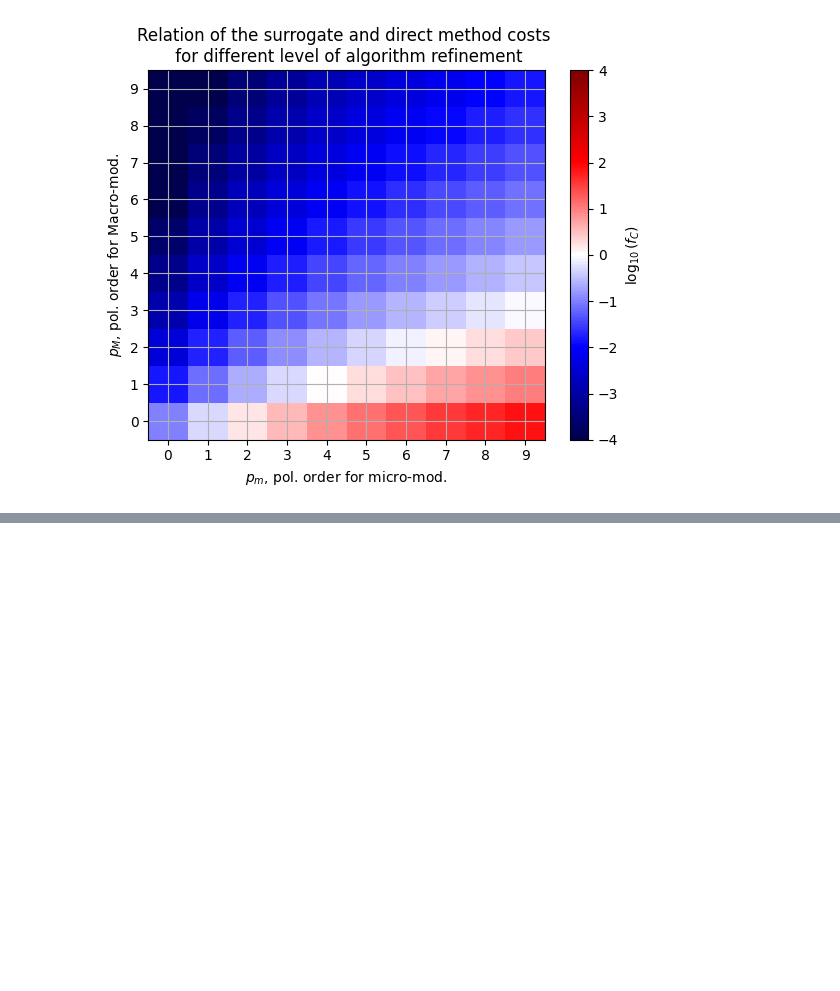
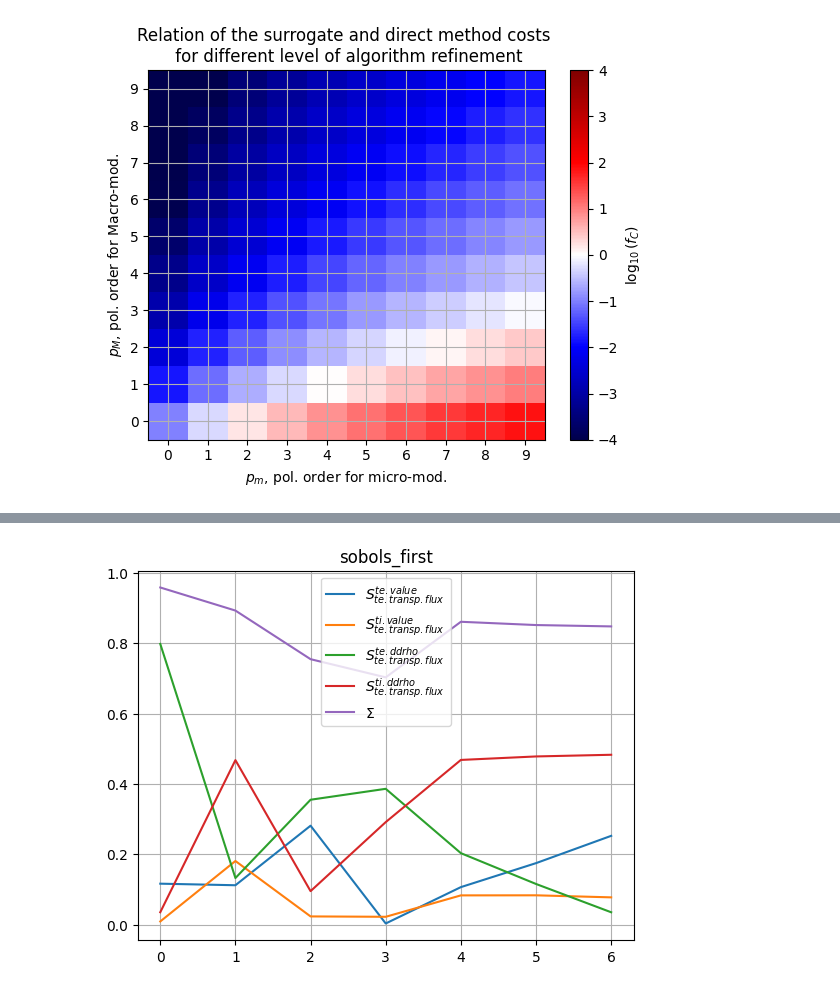
Before and after one commit to vecma-ipp/MFW, a Jupyter notebook: uq/basicda/surrogate_scans.ipynb, the cells around one changed output, grey strips where cells are left out. Cells and saved outputs as stored; diff of their text form; code cells hidden in the pictures; blank space fills up the shorter version.

Commit message:
Got data from older GEM runs + new scan plots

```diff
--- a/uq/basicda/surrogate_scans.ipynb
+++ b/uq/basicda/surrogate_scans.ipynb
@@ -274,8 +358,14 @@ from muscle_utils.utils import plot_state_conv
 #labels = ['data w/o eq.', 'data w/ eq.']
 
 # C) srRMSE2
-filenames = ['retr_algo_conv_eqmetr_eqdata_srrmse2',]
-labels = ['data and metric w/o eq.',]
+filenames = [
+    #'retr_algo_conv_eqmetr_eqdata_srrmse2',
+    'retr_algo_conv_eqmetr_eqdata_srrmse2_2'
+    ]
+labels = [
+    #'data and metric w/o eq.',
+    'data and metric w/o eq.' #, repeat'
+     ]
 
 data_df_list = []
 
@@ -1372,0 +1489,72 @@ fig.savefig('cost_pp_1.pdf')
+# %%
+# Plot the retrived GEM-8ft data (needs data object)
+
+nfts = 7
+qois = ['te_transp.flux', 'ti_transp.flux']
+inputs = ['te.value',  'ti.value', 'te.ddrho', 'ti.ddrho']
+
+sobol_type = 'sobols_first'
+sobol_err_type = 'conf_sobols_total'
+
+
+sobols = {}
+stats = {}
+xs = np.arange(nfts)
+
+for qoi in qois:
+
+    fig_sob,ax_sob = plt.subplots()
+
+    sobols[qoi] = {}
+
+    qoi_plotname = qoi.replace('_','.')
+
+    for input in inputs:
+
+        sobols[qoi][input] = {}
+        sobols[qoi][input][sobol_type] = np.zeros(nfts)
+        # sobols[qoi][input][sobol_err_type] = {}
+        # sobols[qoi][input][sobol_err_type]['low'] = np.zeros(nfts)
+        # sobols[qoi][input][sobol_err_type]['high'] = np.zeros(nfts)
+
+        for nft in range(nfts):
+            sobols[qoi][input][sobol_type][nft] = data[f"ft{nft}"][sobol_type][qoi][input][0]
+            # sobols_first[qoi][input][sobol_err_type]['low'][nft]  = data[f"ft{nft}"][sobol_err_type][qoi][input]['low'][0]
+            # sobols_first[qoi][input][sobol_err_type]['high'][nft] = data[f"ft{nft}"][sobol_err_type][qoi][input]['high'] [0]
+
+            #print(data[f"ft{nft}"][sobol_type][qoi][input][0]) ###DEBUG
+
+        norm = sobols[qoi][input][sobol_type].sum()
+        #sobols[qoi][input][sobol_type] = sobols[qoi][input][sobol_type] / norm
+
+        ax_sob.plot(xs, sobols[qoi][input][sobol_type] ,
+                    label=f"$S_{{{qoi_plotname}}}^{{{input}}}$")
+
+    stats[qoi] = {}
+    stats[qoi]['mean'] = np.zeros(nfts)
+    stats[qoi]['std'] = np.zeros(nfts)
+    stats[qoi]['cov'] = np.zeros(nfts)
+
+    for nft in range(nfts):
+        stats[qoi]['mean'][nft] = data[f"ft{nft}"]['statistical_moments'][qoi]['mean'][0]
+        stats[qoi]['std'][nft]  = data[f"ft{nft}"]['statistical_moments'][qoi]['std'][0]
+        stats[qoi]['cov'][nft]  = stats[qoi]['std'][nft] / stats[qoi]['mean'][nft]
+
+    # computing sums of sobol indices
+    sobols[qoi]['sum'] = np.array([ sum([ sobols[qoi][input][sobol_type][nft] for input in inputs ]) for nft in range(nfts) ])
+    # sobols[qoi]['sum'] = np.zeros(nfts)
+    # for nft in range(nfts):
+    #     for input in inputs:
+    #         sobols[qoi]['sum'][nft] += sobols[qoi][input][sobol_type][nft]
+    ax_sob.plot(xs, sobols[qoi]['sum'], label=f"$\Sigma$")
+
+    ax_sob.legend()
+    ax_sob.set_title(sobol_type)
+
+    # Plotting the coefficient of variation for Qe,i
+    fix_st,ax_st = plt.subplots()
+
+    ax_st.plot(xs, stats[qoi]['cov'], label=f"$CV_{{{qoi}}}$")
+    ax_st.legend()
+# %% [output]
+[figure, added]
```
Also changed, not shown: parts of 12 cells of this notebook.
